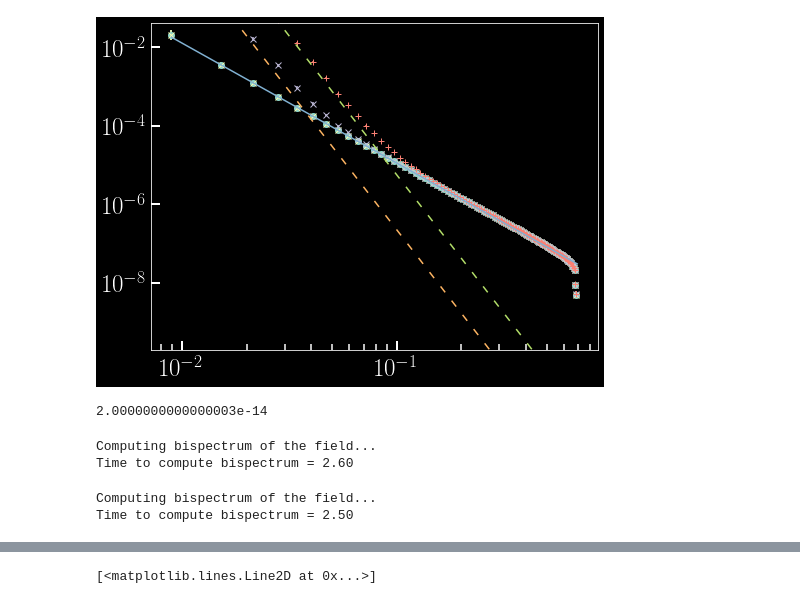
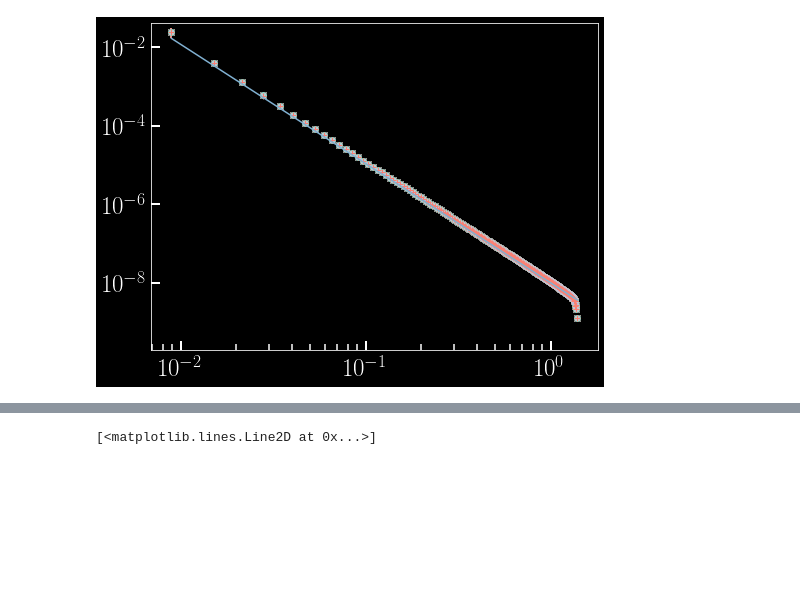
Before and after one commit to dsjamieson/2LPTPNG, a Jupyter notebook: Notebooks/tests.ipynb, the cells around one changed output, grey strips where cells are left out. Drawn from its saved outputs; the diff is of its cells as text; code cells hidden in the pictures; blank space fills up the shorter version.

```diff
--- a/Notebooks/tests.ipynb
+++ b/Notebooks/tests.ipynb
@@ -63,0 +56,8 @@ Time taken = 0.09 seconds
+# %%
+ns = 0.965
+ngrid = 256
+# %%
+potG =  np.array(np.reshape(load_file('../test_potential/Meshes/potential_G.dat', 1, np.float64), (ngrid, ngrid, ngrid)), dtype = np.float32)
+potLC =  np.array(np.reshape(load_file('../test_potential/Meshes/potential_NG_LC.dat', 1, np.float64), (ngrid, ngrid, ngrid)), dtype = np.float32)
+potEQ =  np.array(np.reshape(load_file('../test_potential/Meshes/potential_NG_EQ.dat', 1, np.float64), (ngrid, ngrid, ngrid)), dtype = np.float32)
+potOR =  np.array(np.reshape(load_file('../test_potential/Meshes/potential_NG_OR.dat', 1, np.float64), (ngrid, ngrid, ngrid)), dtype = np.float32)
@@ -64,39 +100,13 @@ Time taken = 0.09 seconds
 # %%
 fig, ax = plt.subplots(figsize = (8, 6))
 ax.set_xscale('log')
 ax.set_yscale('log')
 ax.errorbar(kG, PkG0, PkG0 / np.sqrt(NmodesG), ls = 'none', marker = 'o');
 ax.errorbar(kLC, PkLC0, PkLC0 / np.sqrt(NmodeLC), ls = 'none', marker = 'x');
-ax.errorbar(kEQ, PkEQ0, PkEQ0 / np.sqrt(NmodeOR), ls = 'none', marker = 'x');
-ax.errorbar(kOR, PkOR0, PkOR0 / np.sqrt(NmodeEQ), ls = 'none', marker = '+');
+ax.errorbar(kEQ, PkEQ0, PkEQ0 / np.sqrt(NmodeEQ), ls = 'none', marker = 'x');
+ax.errorbar(kOR, PkOR0, PkOR0 / np.sqrt(NmodeOR), ls = 'none', marker = '+');
 kk = np.logspace(np.log10(np.min(kG)), np.log10(np.max(kG)))
 ax.plot(kk, kk**(ns - 4) * 1.e-8, zorder = 5)
-ax.plot(kk, kk**(ns - 8) * 2.e-14, zorder = 5, dashes = (5, 7))
-ax.plot(kk, kk**(ns - 8) * 5.e-13, zorder = 5, dashes = (5, 7))
 ax.set_ylim(2.e-10, 4.e-2);
 # %% [output]
-[figure, old version]
+[figure, new version]
-# %%
-1.e-8 ** 2. * 200.
-# %% [output]
-2.0000000000000003e-14
-# %%
-theta = np.linspace(0., np.pi, 64)
-BG = PKL.Bk(potG, 1.e3, 4.e-1, 3.e-1, theta, 'None', threads = 28)
-BkG = BG.B     #bispectrum
-QkG = BG.Q     #reduced bispectrum
-k3G  = BG.k     #k-bins for power spectrum
-Pk3G = BG.Pk    #power spectrum
-# %% [output]
-Computing bispectrum of the field...
-Time to compute bispectrum = 2.60
-# %%
-BLC = PKL.Bk(potLC, 1.e3, 4.e-1, 3.e-1, theta, 'None', threads = 28)
-BkLC = BLC.B     #bispectrum
-QkLC = BLC.Q     #reduced bispectrum
-k3LC  = BLC.k     #k-bins for power spectrum
-Pk3LC = BLC.Pk    #power spectrum
-tcount = BLC.triangles
-# %% [output]
-Computing bispectrum of the field...
-Time to compute bispectrum = 2.50
```
Also changed, not shown: parts of 25 cells of this notebook, 14 other files.
